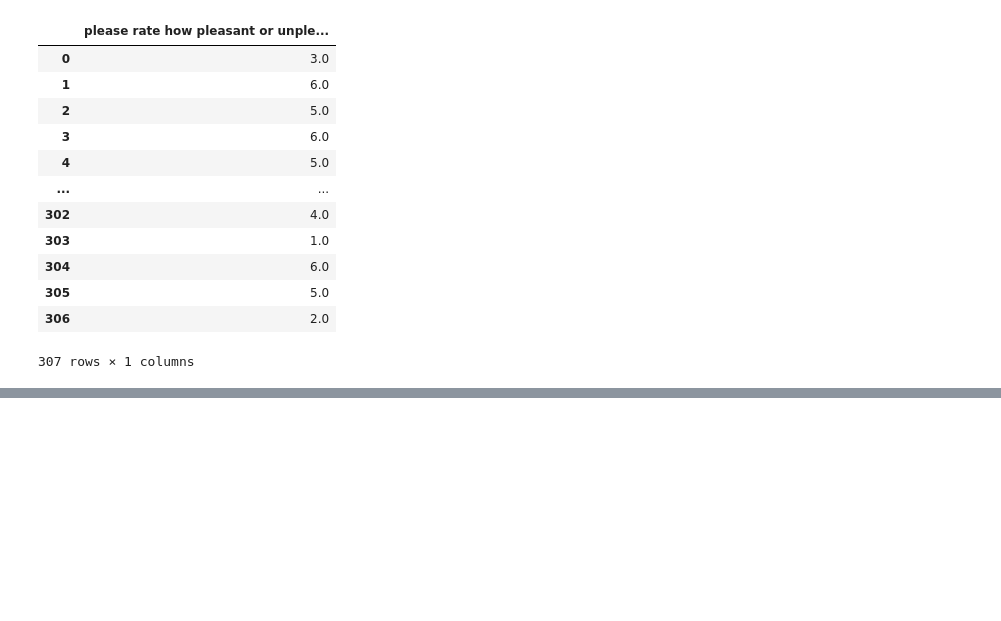
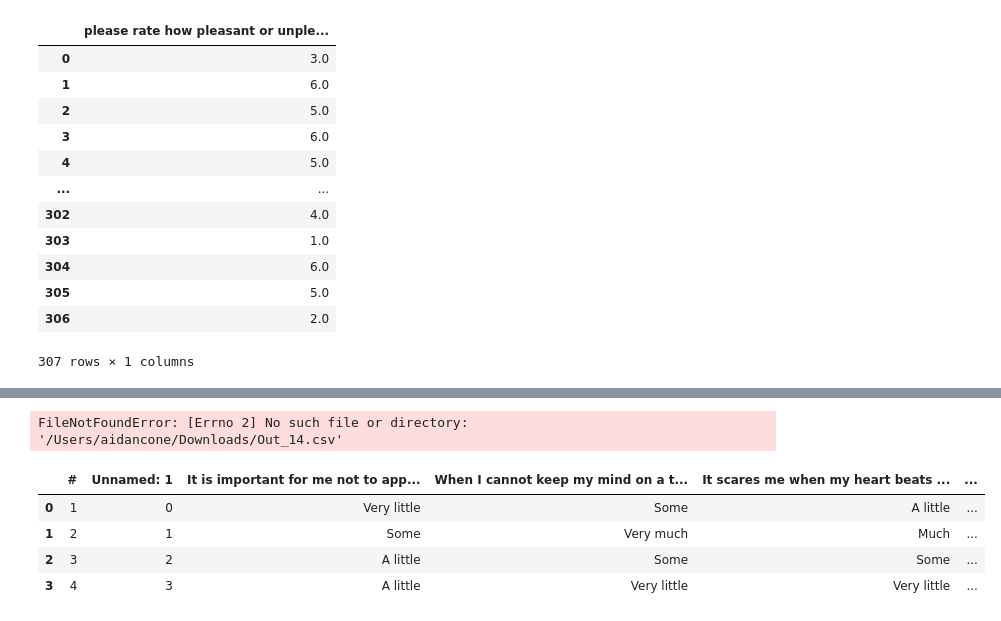
Before and after one commit to akcone2003/chills_study, a Jupyter notebook: notebooks/EDA.ipynb, the cells around one changed output, grey strips where cells are left out. Cells and saved outputs as stored; diff of their text form; code cells hidden in the pictures; blank space fills up the shorter version.

```diff
--- a/notebooks/EDA.ipynb
+++ b/notebooks/EDA.ipynb
@@ -306,0 +356,12 @@ encoded_data[['please rate how pleasant or unpleasant you feel, from 1 (very neg
+# %%
+test_asi = pd.read_csv("/Users/aidancone/Downloads/Out_14.csv")
+# %% [output]
+FileNotFoundError: [Errno 2] No such file or directory: '/Users/aidancone/Downloads/Out_14.csv'
+# %%
+test_asi.head()
+# %% [output]
+|  | # | Unnamed: 1 | It is important for me not to app... | When I cannot keep my mind on a t... | It scares me when my heart beats ... | ... |
+| 0 | 1 | 0 | Very little | Some | A little | ... |
+| 1 | 2 | 1 | Some | Very much | Much | ... |
+| 2 | 3 | 2 | A little | Some | Some | ... |
+| 3 | 4 | 3 | A little | Very little | Very little | ... |
```
Also changed, not shown: parts of 2 cells of this notebook, 3 other files.
